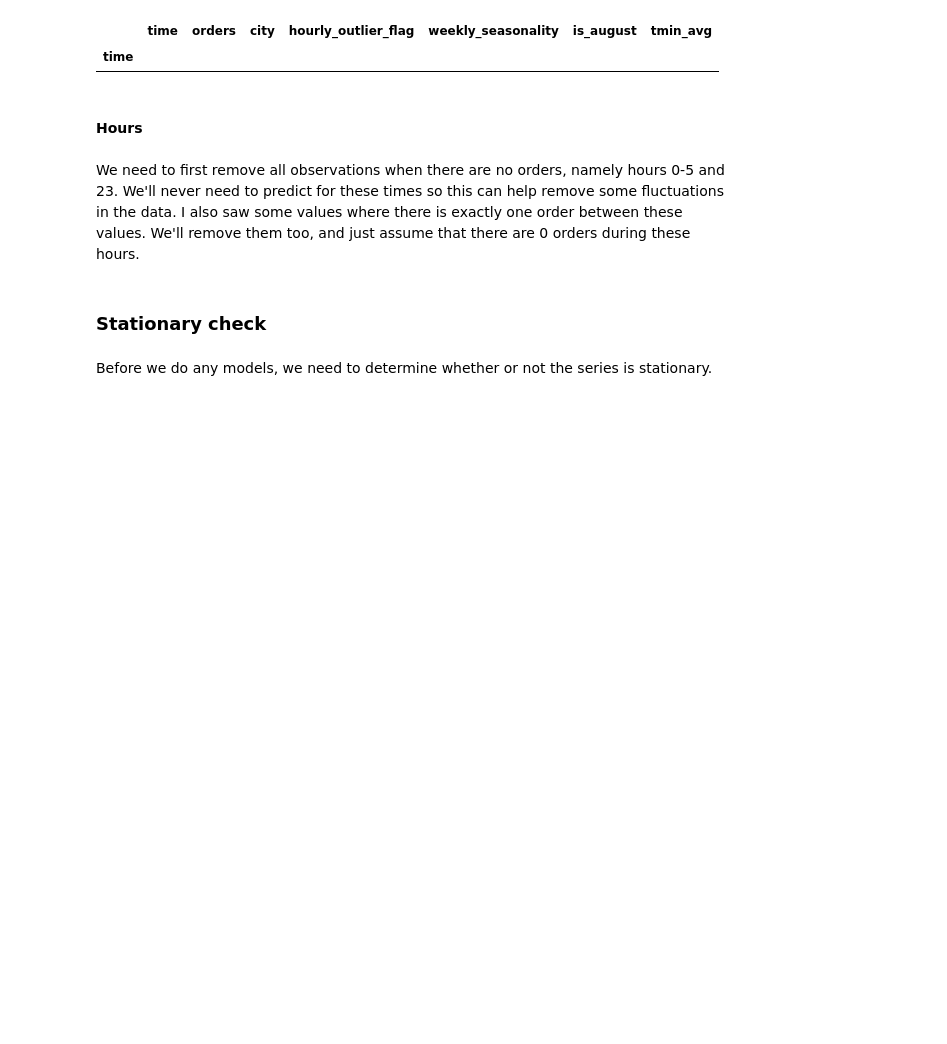
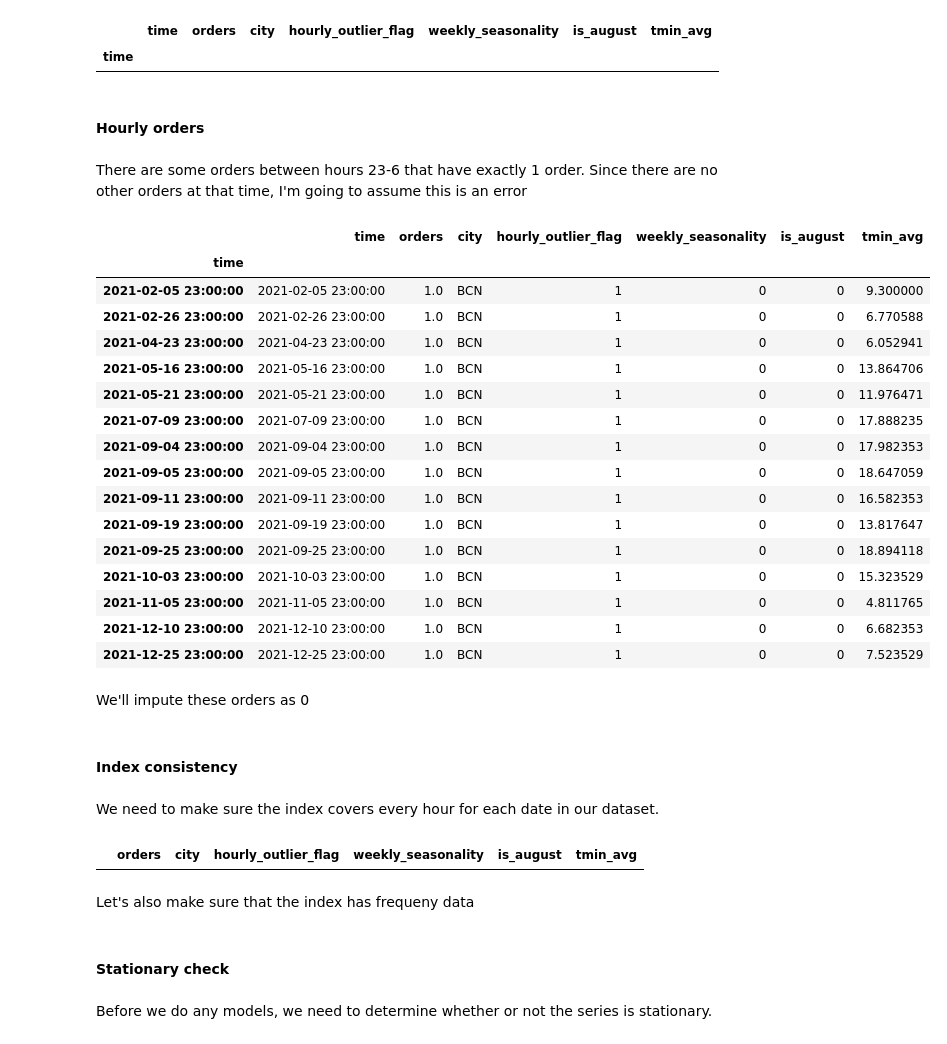
Before and after one commit to jon-robbins/delivery_orders_pred_model, a Jupyter notebook: final_project.ipynb, the cells around one changed output. Drawn from its saved outputs; the diff is of its cells as text; code cells hidden in the pictures; blank space fills up the shorter version.

```diff
--- a/final_project.ipynb
+++ b/final_project.ipynb
@@ -588,10 +580,31 @@ data[data['orders'] % 1 != 0]
 # %% [output]
 |  | time | orders | city | hourly_outlier_flag | weekly_seasonality | is_august | tmin_avg |
 | time |  |  |  |  |  |  |  |
-# %% [markdown]
-#### Hours
-# %% [markdown]
-We need to first remove all observations when there are no orders, namely hours 0-5 and 23. We'll never need to predict for these times so this can help remove some fluctuations in the data. I also saw some values where there is exactly one order between these values. We'll remove them too, and just assume that there are 0 orders during these hours.
+# %% [markdown]
+#### Hourly orders
+# %% [markdown]
+There are some orders between hours 23-6 that have exactly 1 order. Since there are no other orders at that time, I'm going to assume this is an error
 # %%
-middnight_orders_mask = (data['time'].dt.hour.isin(list(range(0, 6)) + [23])) & (data['orders'].isin(list(range(0,2))))
-data = data[~middnight_orders_mask].copy()
+midnight_orders_mask = (data['time'].dt.hour.isin(list(range(0, 6)) + [23])) & (data['orders'].isin(list(range(1,2))))
+midnight_orders = data[midnight_orders_mask].copy()
+midnight_orders
+# %% [output]
+|  | time | orders | city | hourly_outlier_flag | weekly_seasonality | is_august | tmin_avg |
+| time |  |  |  |  |  |  |  |
+| 2021-02-05 23:00:00 | 2021-02-05 23:00:00 | 1.0 | BCN | 1 | 0 | 0 | 9.300000 |
+| 2021-02-26 23:00:00 | 2021-02-26 23:00:00 | 1.0 | BCN | 1 | 0 | 0 | 6.770588 |
+| 2021-04-23 23:00:00 | 2021-04-23 23:00:00 | 1.0 | BCN | 1 | 0 | 0 | 6.052941 |
+| 2021-05-16 23:00:00 | 2021-05-16 23:00:00 | 1.0 | BCN | 1 | 0 | 0 | 13.864706 |
+| 2021-05-21 23:00:00 | 2021-05-21 23:00:00 | 1.0 | BCN | 1 | 0 | 0 | 11.976471 |
+| 2021-07-09 23:00:00 | 2021-07-09 23:00:00 | 1.0 | BCN | 1 | 0 | 0 | 17.888235 |
+| 2021-09-04 23:00:00 | 2021-09-04 23:00:00 | 1.0 | BCN | 1 | 0 | 0 | 17.982353 |
+| 2021-09-05 23:00:00 | 2021-09-05 23:00:00 | 1.0 | BCN | 1 | 0 | 0 | 18.647059 |
+| 2021-09-11 23:00:00 | 2021-09-11 23:00:00 | 1.0 | BCN | 1 | 0 | 0 | 16.582353 |
+| 2021-09-19 23:00:00 | 2021-09-19 23:00:00 | 1.0 | BCN | 1 | 0 | 0 | 13.817647 |
+| 2021-09-25 23:00:00 | 2021-09-25 23:00:00 | 1.0 | BCN | 1 | 0 | 0 | 18.894118 |
+| 2021-10-03 23:00:00 | 2021-10-03 23:00:00 | 1.0 | BCN | 1 | 0 | 0 | 15.323529 |
+| 2021-11-05 23:00:00 | 2021-11-05 23:00:00 | 1.0 | BCN | 1 | 0 | 0 | 4.811765 |
+| 2021-12-10 23:00:00 | 2021-12-10 23:00:00 | 1.0 | BCN | 1 | 0 | 0 | 6.682353 |
+| 2021-12-25 23:00:00 | 2021-12-25 23:00:00 | 1.0 | BCN | 1 | 0 | 0 | 7.523529 |
+# %% [markdown]
+We'll impute these orders as 0
@@ -597,0 +613,4 @@ data = data[~middnight_orders_mask].copy()
+# %% [markdown]
+#### Index consistency
+# %% [markdown]
+We need to make sure the index covers every hour for each date in our dataset.
@@ -597,0 +630,6 @@ data = data[~middnight_orders_mask].copy()
+# %%
+data[data.isna().any(axis=1)]
+# %% [output]
+|  | orders | city | hourly_outlier_flag | weekly_seasonality | is_august | tmin_avg |
+# %% [markdown]
+Let's also make sure that the index has frequeny data
@@ -598,5 +638,5 @@ data = data[~middnight_orders_mask].copy()
 # %% [markdown]
-### Stationary check
+#### Stationary check
 # %% [markdown]
 Before we do any models, we need to determine whether or not the series is stationary.
 # %%
```
Also changed, not shown: parts of 33 cells of this notebook.
